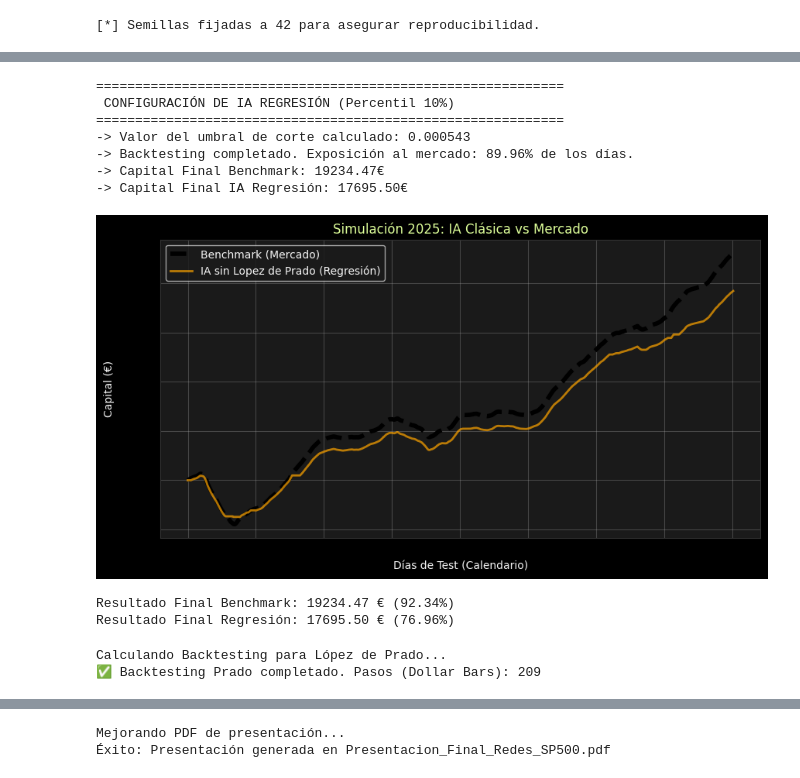
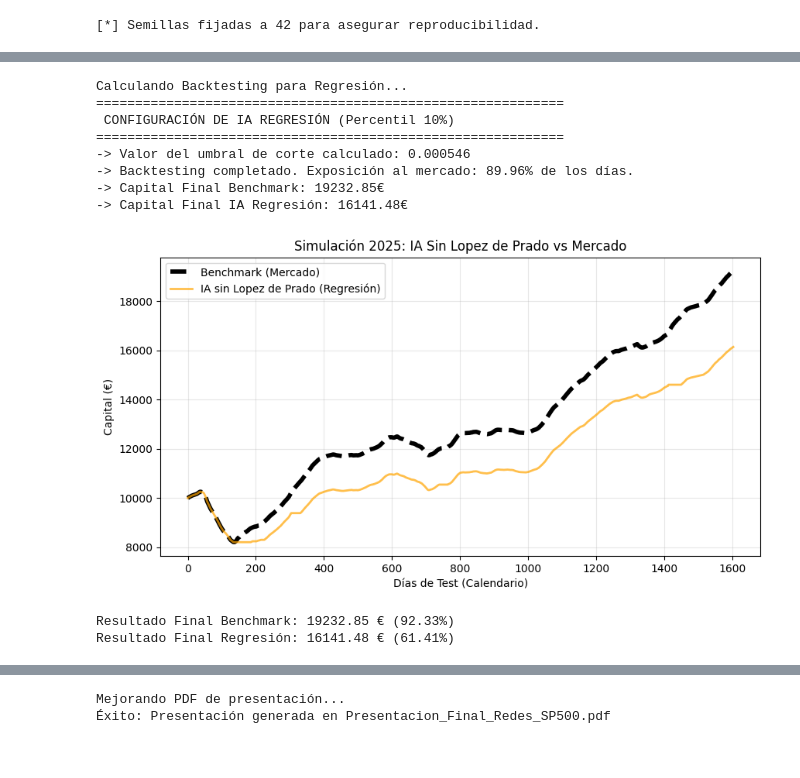
Before and after one commit to ivan-nevado/Taller-Redes-Neuronales, a Jupyter notebook: Carteras/portfolios.ipynb, the cells around one changed output, grey strips where cells are left out. Cells and saved outputs as stored; diff of their text form; code cells hidden in the pictures.

```diff
--- a/Carteras/portfolios.ipynb
+++ b/Carteras/portfolios.ipynb
@@ -437,6 +448,16 @@ Epoch 20/50
 # =====================================================================
 # BACKTESTING REGRESIÓN: ESTRATEGIA BASADA EN PERCENTIL DINÁMICO
 # =====================================================================
+print("Calculando Backtesting para Regresión...")
+capital_inicial = 10000
+cap_bh_reg = [capital_inicial]
+cap_reg = [capital_inicial]
+
+# Predicciones
+predicciones_reg = modelo_regresion.predict(X_test_reg, verbose=0)
+
+#Retorno real (promedio de los 23 activos en cada paso de tiempo)\n",
+retornos_reales_reg = np.mean(y_test_reg, axis=1)
 
 # 1. Calculamos la media esperada para cada paso del conjunto de test
 medias_predichas_reg = [np.mean(p) for p in predicciones_reg]
@@ -453,8 +474,6 @@ print("="*60)
 print(f"-> Valor del umbral de corte calculado: {umbral_reg_oficial:.6f}")
 
 # 3. Reiniciar el histórico de carteras
-cap_bh_reg = [10000]
-cap_reg = [10000]
 
 dias_invertido = 0
 
@@ -479,74 +498,38 @@ print(f"-> Backtesting completado. Exposición al mercado: {porcentaje_exposicio
 print(f"-> Capital Final Benchmark: {cap_bh_reg[-1]:.2f}€")
 print(f"-> Capital Final IA Regresión: {cap_reg[-1]:.2f}€")
 # %% [output]
+Calculando Backtesting para Regresión...
 ============================================================
  CONFIGURACIÓN DE IA REGRESIÓN (Percentil 10%)
 ============================================================
--> Valor del umbral de corte calculado: 0.000543
+-> Valor del umbral de corte calculado: 0.000546
 -> Backtesting completado. Exposición al mercado: 89.96% de los días.
--> Capital Final Benchmark: 19234.47€
--> Capital Final IA Regresión: 17695.50€
+-> Capital Final Benchmark: 19232.85€
+-> Capital Final IA Regresión: 16141.48€
 # %%
 # =====================================================================
 # CELDA: GRÁFICA IA CLÁSICA
 # =====================================================================
 plt.figure(figsize=(10, 5))
 # Hacemos el Benchmark más grueso (linewidth=4)
 plt.plot(cap_bh_reg, label='Benchmark (Mercado)', color='black', linestyle='--', linewidth=4)
 
 # Hacemos la IA un poco más fina y transparente (alpha=0.7)
 plt.plot(cap_reg, label='IA sin Lopez de Prado (Regresión)', color='orange', linewidth=2, alpha=0.7)
-plt.title('Simulación 2025: IA Clásica vs Mercado')
+plt.title('Simulación 2025: IA Sin Lopez de Prado vs Mercado')
 plt.xlabel('Días de Test (Calendario)')
 plt.ylabel('Capital (€)')
 plt.legend()
 plt.grid(True, alpha=0.3)
 plt.show()
 
 # Cálculo del porcentaje de ganancia/pérdida
 rentabilidad_reg = ((cap_reg[-1] - capital_inicial) / capital_inicial) * 100
 rentabilidad_bh_reg = ((cap_bh_reg[-1] - capital_inicial) / capital_inicial) * 100
 
 print(f"Resultado Final Benchmark: {cap_bh_reg[-1]:.2f} € ({rentabilidad_bh_reg:.2f}%)")
 print(f"Resultado Final Regresión: {cap_reg[-1]:.2f} € ({rentabilidad_reg:.2f}%)")
 # %% [output]
-[figure, old version]
+[figure, new version]
-Resultado Final Benchmark: 19234.47 € (92.34%)
-Resultado Final Regresión: 17695.50 € (76.96%)
+Resultado Final Benchmark: 19232.85 € (92.33%)
+Resultado Final Regresión: 16141.48 € (61.41%)
-# %%
-# =====================================================================
-# CELDA: BACKTESTING LÓPEZ DE PRADO (CLASIFICACIÓN)
-# =====================================================================
-print("Calculando Backtesting para López de Prado...")
-
-cap_bh_pra = [capital_inicial]
-cap_pra = [capital_inicial]
-
-# Predicciones
-predicciones_pra = modelo_prado.predict(X_test_pra, verbose=0)
-
-# IMPORTANTE: Aquí usamos los retornos que corresponden a las Dollar Bars de Test
-# Si no tienes 'y_test_pra_retornos', calculamos el retorno del portfolio en esas barras
-retornos_reales_pra = np.mean(y_test_reg[:len(predicciones_pra)], axis=1)
-
-for i in range(len(predicciones_pra)):
-    retorno_hoy = retornos_reales_pra[i]
-
-    # Benchmark
-    cap_bh_pra.append(cap_bh_pra[-1] * (1 + retorno_hoy))
-
-    # 2. Estrategia Prado Modificada
-    # En lugar de usar argmax, miramos directamente la probabilidad de la Clase 2 (Sube)
-    prob_subir = predicciones_pra[i][2]
-
-    # Umbral de decisión (puedes subirlo a 0.40 si quieres que sea más conservadora,
-    # o bajarlo a 0.30 si quieres que opere más veces)
-    if prob_subir > 0.394:
-        cap_pra.append(cap_pra[-1] * (1 + retorno_hoy))
-    else:
-        cap_pra.append(cap_pra[-1]) # Se queda en efectivo (protección)
-
-print(f"✅ Backtesting Prado completado. Pasos (Dollar Bars): {len(predicciones_pra)}")
-# %% [output]
-Calculando Backtesting para López de Prado...
-✅ Backtesting Prado completado. Pasos (Dollar Bars): 209
```
Also changed, not shown: parts of 6 cells of this notebook, 14 other files.
